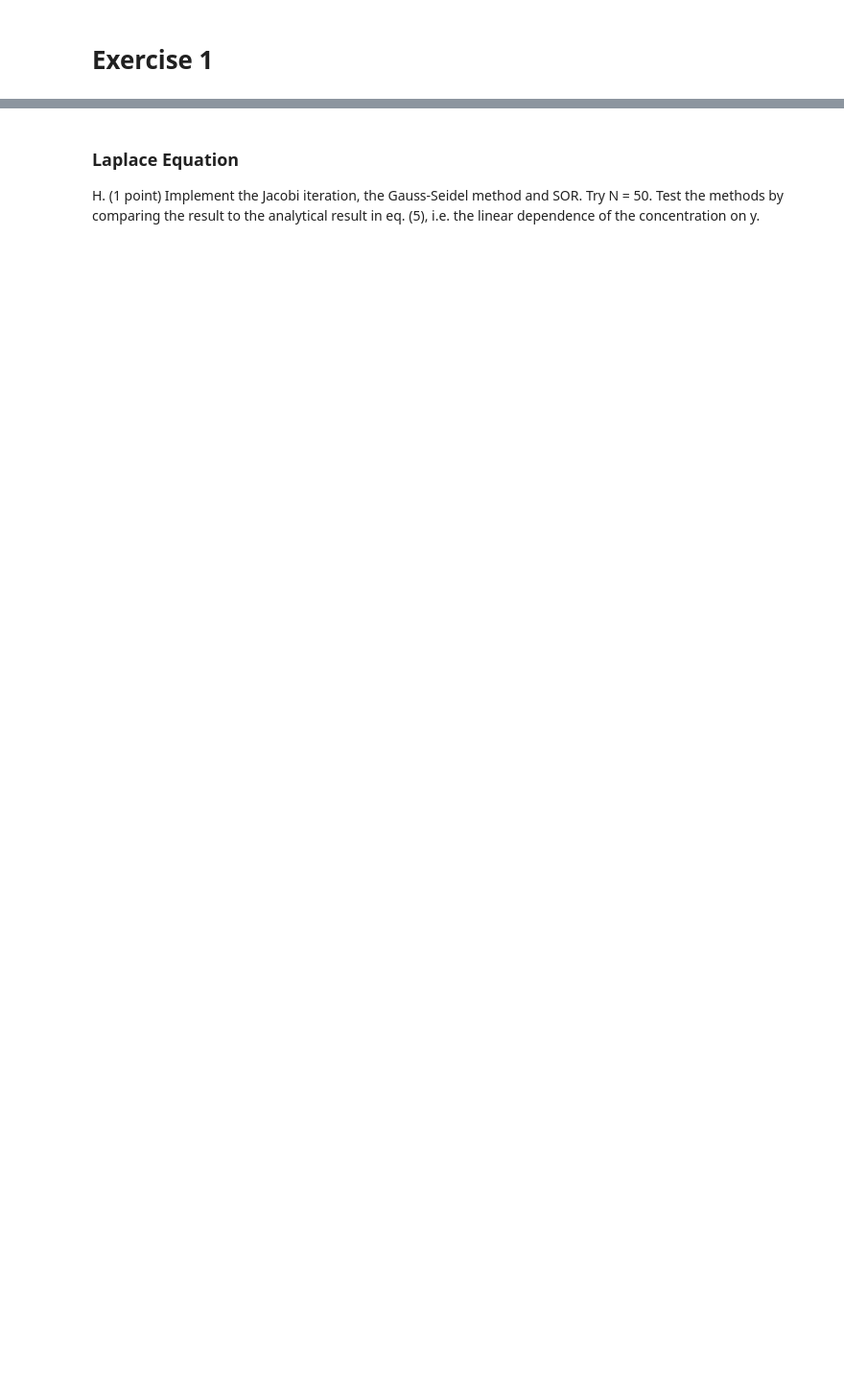
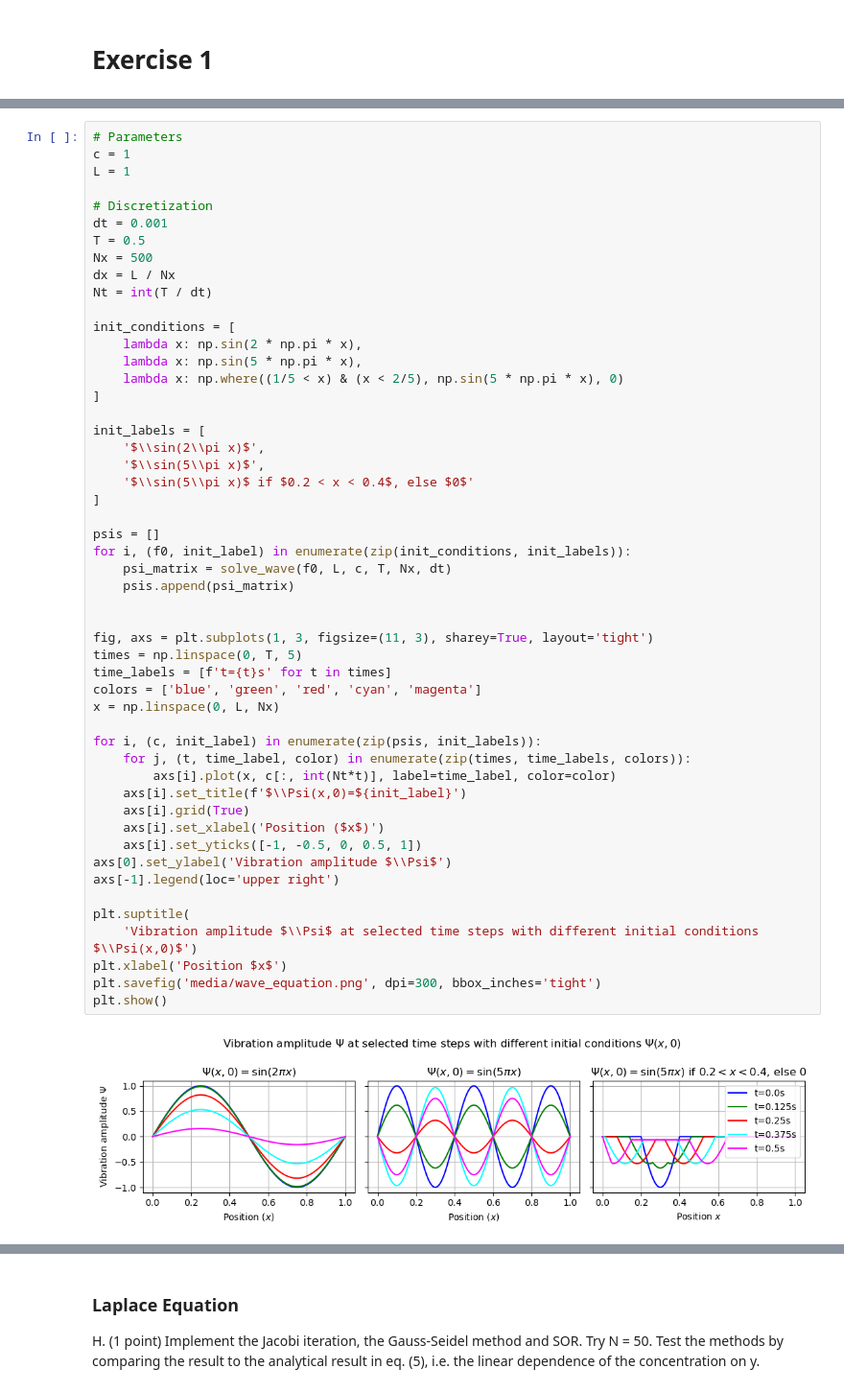
Before and after one commit to jonas4climate/modelling-natural-processes, a Jupyter notebook: Set1.ipynb, the cells around one changed output, grey strips where cells are left out. Shown at 96% size. Cells and saved outputs as stored; diff of their text form; blank space fills up the shorter version.

```diff
--- a/Set1.ipynb
+++ b/Set1.ipynb
@@ -6,0 +84,53 @@ import numpy as np
+# %%
+# Parameters
+c = 1
+L = 1
+
+# Discretization
+dt = 0.001
+T = 0.5
+Nx = 500
+dx = L / Nx
+Nt = int(T / dt)
+
+init_conditions = [
+    lambda x: np.sin(2 * np.pi * x),
+    lambda x: np.sin(5 * np.pi * x),
+    lambda x: np.where((1/5 < x) & (x < 2/5), np.sin(5 * np.pi * x), 0)
+]
+
+init_labels = [
+    '$\\sin(2\\pi x)$',
+    '$\\sin(5\\pi x)$',
+    '$\\sin(5\\pi x)$ if $0.2 < x < 0.4$, else $0$'
+]
+
+psis = []
+for i, (f0, init_label) in enumerate(zip(init_conditions, init_labels)):
+    psi_matrix = solve_wave(f0, L, c, T, Nx, dt)
+    psis.append(psi_matrix)
+
+
+fig, axs = plt.subplots(1, 3, figsize=(11, 3), sharey=True, layout='tight')
+times = np.linspace(0, T, 5)
+time_labels = [f't={t}s' for t in times]
+colors = ['blue', 'green', 'red', 'cyan', 'magenta']
+x = np.linspace(0, L, Nx)
+
+for i, (c, init_label) in enumerate(zip(psis, init_labels)):
+    for j, (t, time_label, color) in enumerate(zip(times, time_labels, colors)):
+        axs[i].plot(x, c[:, int(Nt*t)], label=time_label, color=color)
+    axs[i].set_title(f'$\\Psi(x,0)=${init_label}')
+    axs[i].grid(True)
+    axs[i].set_xlabel('Position ($x$)')
+    axs[i].set_yticks([-1, -0.5, 0, 0.5, 1])
+axs[0].set_ylabel('Vibration amplitude $\\Psi$')
+axs[-1].legend(loc='upper right')
+
+plt.suptitle(
+    'Vibration amplitude $\\Psi$ at selected time steps with different initial conditions $\\Psi(x,0)$')
+plt.xlabel('Position $x$')
+plt.savefig('media/wave_equation.png', dpi=300, bbox_inches='tight')
+plt.show()
+# %% [output]
+[figure, added]
```
Also changed, not shown: parts of 39 cells of this notebook, 1 other file.
